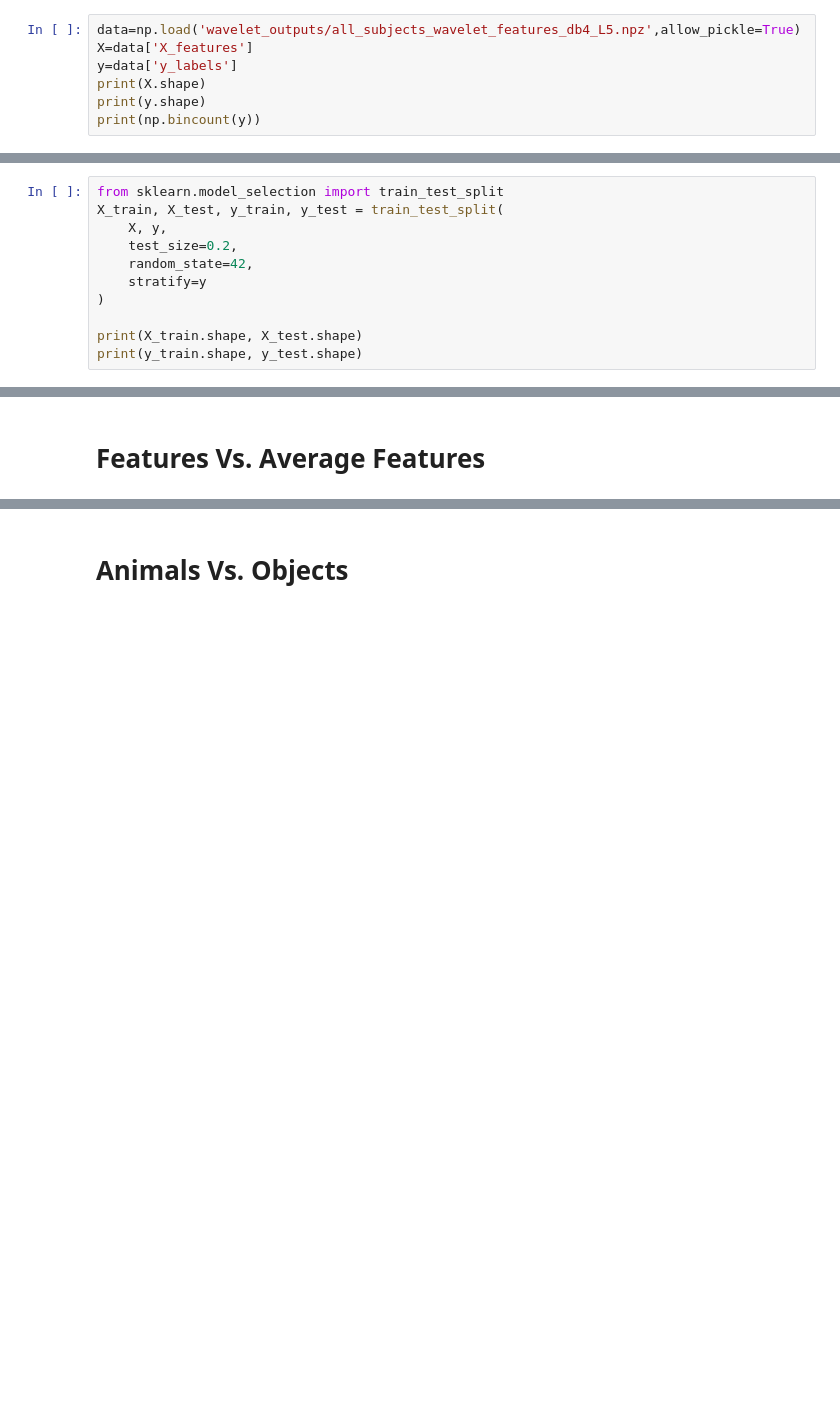
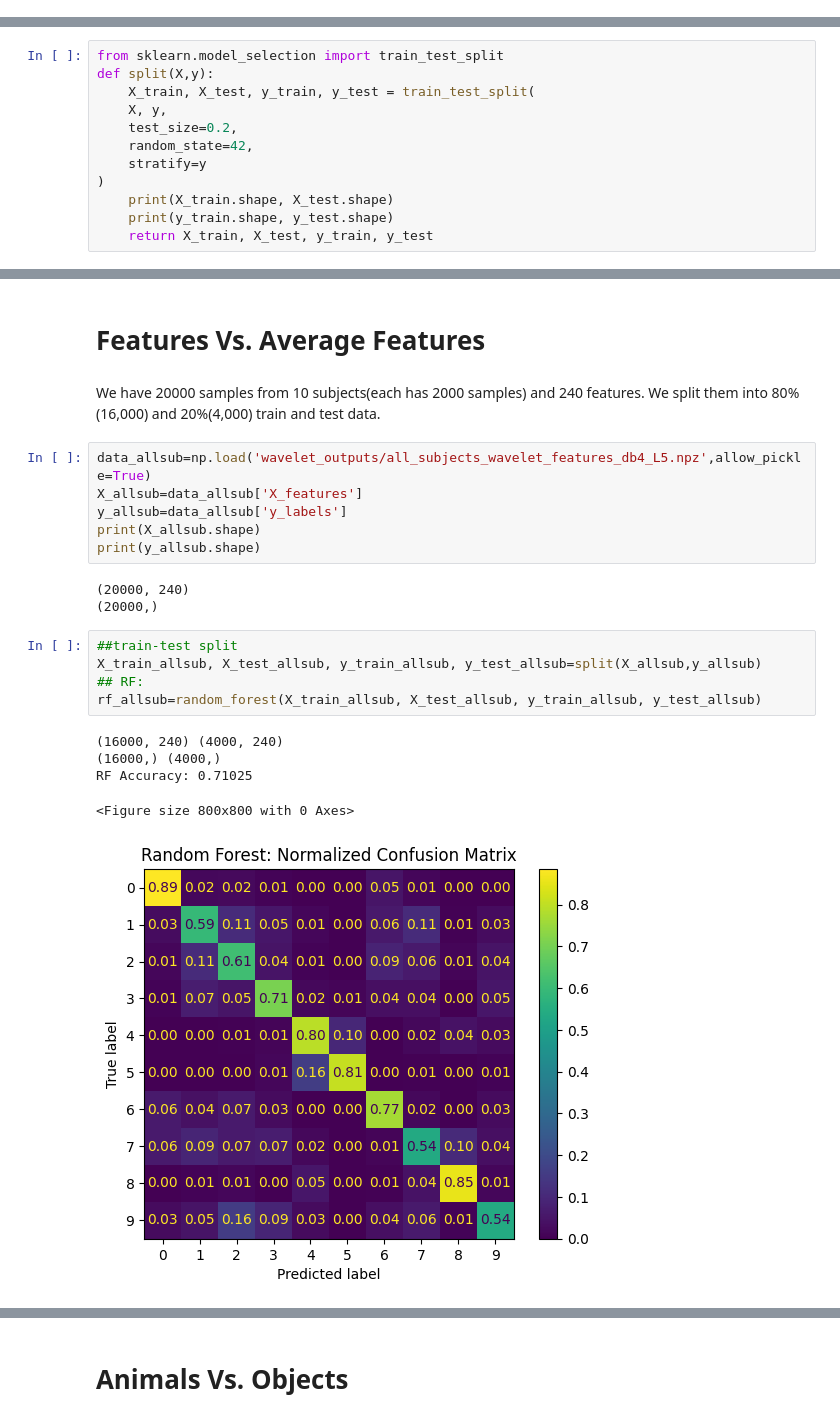
Before and after one commit to Dennis-T-cloud/EEG-Biometrics-Neural-Identity, a Jupyter notebook: 05_ml.ipynb, the cells around one changed output, grey strips where cells are left out. Drawn from its saved outputs; the diff is of its cells as text; blank space fills up the shorter version.

```diff
--- a/05_ml.ipynb
+++ b/05_ml.ipynb
@@ -10,7 +8,0 @@ We have 20000 samples from 10 subjects(each has 2000 samples) and 240 features.
-# %%
-data=np.load('wavelet_outputs/all_subjects_wavelet_features_db4_L5.npz',allow_pickle=True)
-X=data['X_features']
-y=data['y_labels']
-print(X.shape)
-print(y.shape)
-print(np.bincount(y))
@@ -22,12 +10,13 @@ print(np.bincount(y))
 ### Train Test Split
 # %%
 from sklearn.model_selection import train_test_split
-X_train, X_test, y_train, y_test = train_test_split(
+def split(X,y):
+    X_train, X_test, y_train, y_test = train_test_split(
     X, y,
     test_size=0.2,
     random_state=42,
     stratify=y
 )
-
-print(X_train.shape, X_test.shape)
-print(y_train.shape, y_test.shape)
+    print(X_train.shape, X_test.shape)
+    print(y_train.shape, y_test.shape)
+    return X_train, X_test, y_train, y_test
@@ -202,2 +118,24 @@ Average accuracy is 0.8074166666666667
 # %% [markdown]
 # Features Vs. Average Features
+# %% [markdown]
+We have 20000 samples from 10 subjects(each has 2000 samples) and 240 features. We split them into 80%(16,000) and 20%(4,000) train and test data.
+# %%
+data_allsub=np.load('wavelet_outputs/all_subjects_wavelet_features_db4_L5.npz',allow_pickle=True)
+X_allsub=data_allsub['X_features']
+y_allsub=data_allsub['y_labels']
+print(X_allsub.shape)
+print(y_allsub.shape)
+# %% [output]
+(20000, 240)
+(20000,)
+# %%
+##train-test split
+X_train_allsub, X_test_allsub, y_train_allsub, y_test_allsub=split(X_allsub,y_allsub)
+## RF:
+rf_allsub=random_forest(X_train_allsub, X_test_allsub, y_train_allsub, y_test_allsub)
+# %% [output]
+(16000, 240) (4000, 240)
+(16000,) (4000,)
+RF Accuracy: 0.71025
+<Figure size 800x800 with 0 Axes>
+[figure, added]
```
Also changed, not shown: parts of 39 cells of this notebook.
